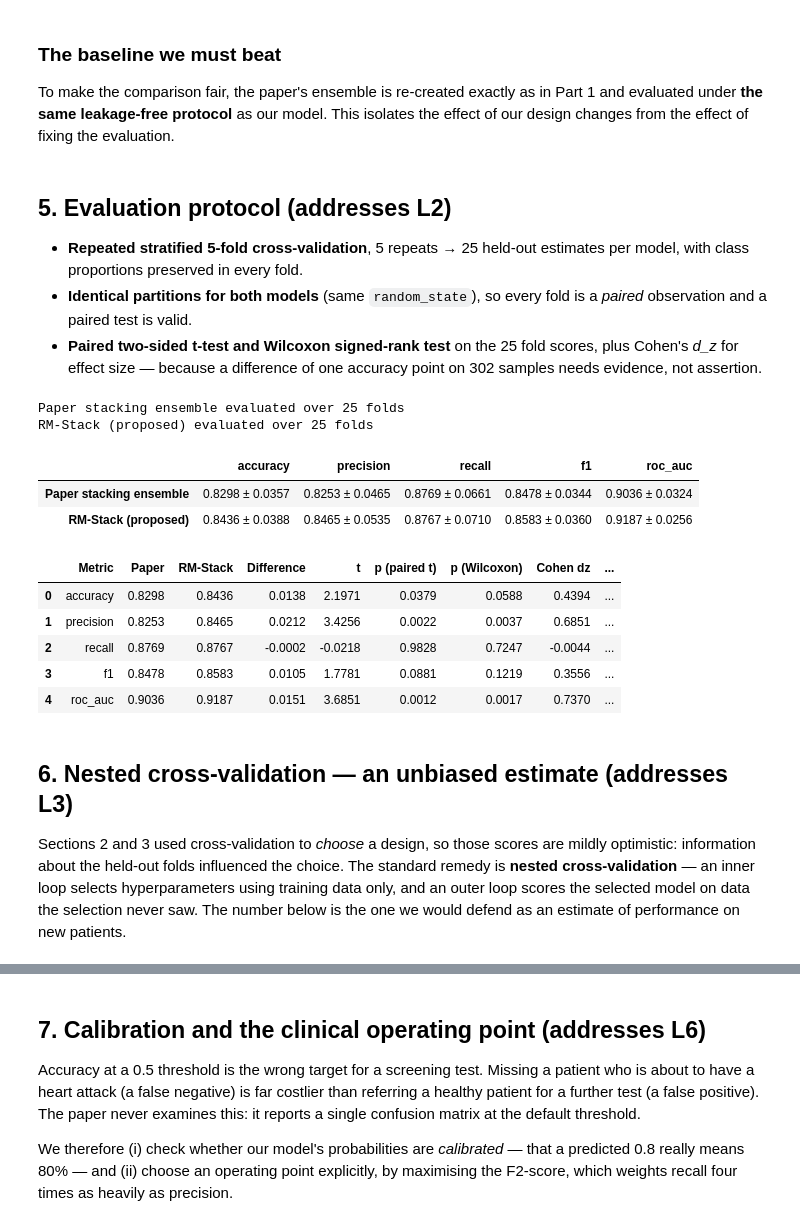
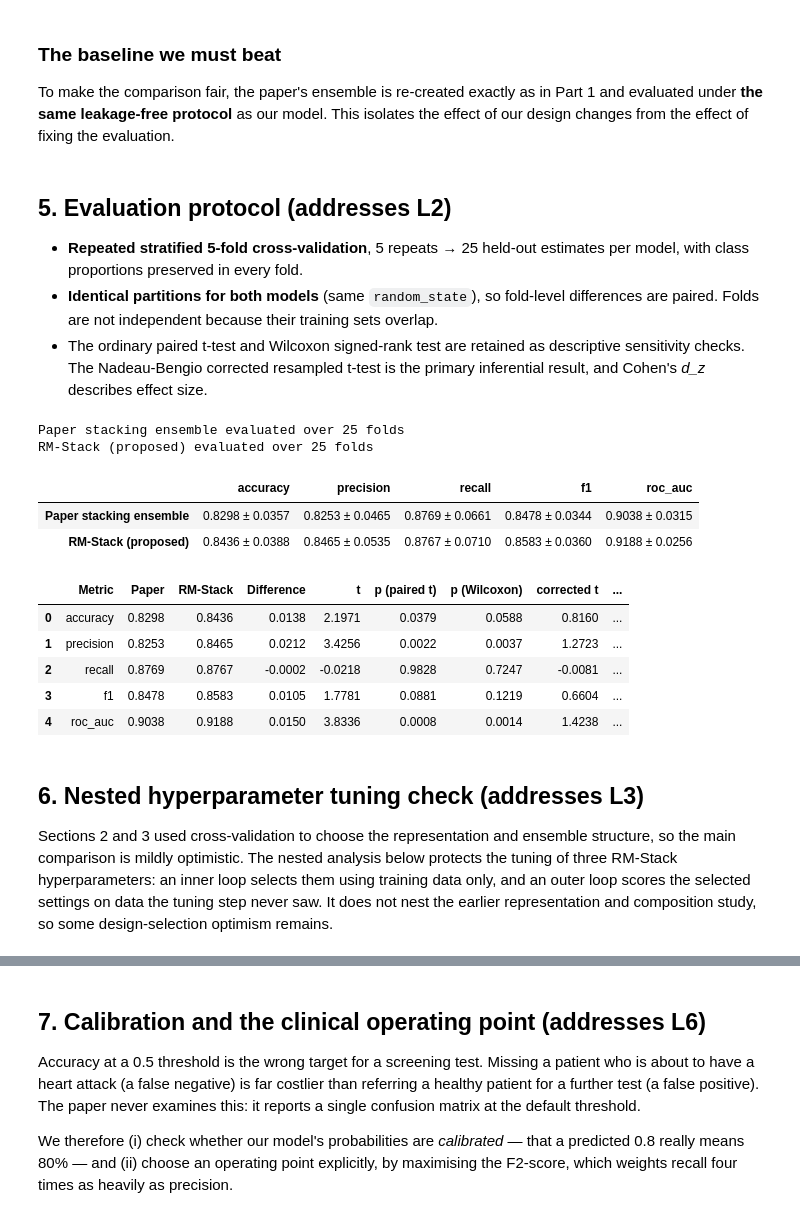
Before and after one commit to srabanroy/heart-attack-stacking-reproduction, a Jupyter notebook: notebooks/02_part2_proposed_solution.ipynb, the cells around one changed output, grey strips where cells are left out. Cells and saved outputs as stored; diff of their text form; code cells hidden in the pictures.

Commit message:
Correct evaluation claims and pin reproduction environment

```diff
--- a/notebooks/02_part2_proposed_solution.ipynb
+++ b/notebooks/02_part2_proposed_solution.ipynb
@@ -405,13 +409,16 @@ def build_paper_stack() -> StackingClassifier:
 
 * **Repeated stratified 5-fold cross-validation**, 5 repeats → 25 held-out estimates per
   model, with class proportions preserved in every fold.
-* **Identical partitions for both models** (same `random_state`), so every fold is a
-  *paired* observation and a paired test is valid.
-* **Paired two-sided t-test and Wilcoxon signed-rank test** on the 25 fold scores, plus
-  Cohen's *d_z* for effect size — because a difference of one accuracy point on 302 samples
-  needs evidence, not assertion.
+* **Identical partitions for both models** (same `random_state`), so fold-level differences
+  are paired. Folds are not independent because their training sets overlap.
+* The ordinary paired t-test and Wilcoxon signed-rank test are retained as descriptive
+  sensitivity checks. The Nadeau-Bengio corrected resampled t-test is the primary
+  inferential result, and Cohen's *d_z* describes effect size.
 # %%
-FINAL_CV = RepeatedStratifiedKFold(n_splits=5, n_repeats=5, random_state=SEED)
+FINAL_SPLITS = 5
+FINAL_REPEATS = 5
+FINAL_CV = RepeatedStratifiedKFold(n_splits=FINAL_SPLITS, n_repeats=FINAL_REPEATS,
+                                   random_state=SEED)
 SCORING  = ["accuracy", "precision", "recall", "f1", "roc_auc"]
 
 cv_results = {}
@@ -430,34 +437,42 @@ summary
 Paper stacking ensemble evaluated over 25 folds
 RM-Stack (proposed) evaluated over 25 folds
 |  | accuracy | precision | recall | f1 | roc_auc |
-| Paper stacking ensemble | 0.8298 ± 0.0357 | 0.8253 ± 0.0465 | 0.8769 ± 0.0661 | 0.8478 ± 0.0344 | 0.9036 ± 0.0324 |
-| RM-Stack (proposed) | 0.8436 ± 0.0388 | 0.8465 ± 0.0535 | 0.8767 ± 0.0710 | 0.8583 ± 0.0360 | 0.9187 ± 0.0256 |
+| Paper stacking ensemble | 0.8298 ± 0.0357 | 0.8253 ± 0.0465 | 0.8769 ± 0.0661 | 0.8478 ± 0.0344 | 0.9038 ± 0.0315 |
+| RM-Stack (proposed) | 0.8436 ± 0.0388 | 0.8465 ± 0.0535 | 0.8767 ± 0.0710 | 0.8583 ± 0.0360 | 0.9188 ± 0.0256 |
 # %%
-# --- Paired significance testing ---------------------------------------------------------
+# --- Paired and dependence-aware significance testing ------------------------------------
 sig_rows = []
 for metric in SCORING:
     a = cv_results["Paper stacking ensemble"]["test_" + metric]   # baseline
     b = cv_results["RM-Stack (proposed)"]["test_" + metric]       # proposed
     diff = b - a
     t_stat, p_t = stats.ttest_rel(b, a)
     w_stat, p_w = stats.wilcoxon(b, a)
     cohen_dz = diff.mean() / diff.std(ddof=1)
+
+    # Nadeau-Bengio corrected resampled t-test. Repeated k-fold scores are correlated because
+    # their training sets overlap. For 5-fold CV, n_test / n_train = 1/4.
+    correction = (1 / len(diff)) + (1 / (FINAL_SPLITS - 1))
+    corrected_se = np.sqrt(correction * diff.var(ddof=1))
+    corrected_t = diff.mean() / corrected_se
+    corrected_p = 2 * stats.t.sf(abs(corrected_t), df=len(diff) - 1)
     sig_rows.append({
         "Metric": metric, "Paper": a.mean(), "RM-Stack": b.mean(),
         "Difference": diff.mean(), "t": t_stat, "p (paired t)": p_t,
-        "p (Wilcoxon)": p_w, "Cohen dz": cohen_dz,
-        "Significant (a=0.05)": "yes" if p_t < 0.05 else "no",
+        "p (Wilcoxon)": p_w, "corrected t": corrected_t,
+        "p (corrected t)": corrected_p, "Cohen dz": cohen_dz,
+        "Significant (corrected a=0.05)": "yes" if corrected_p < 0.05 else "no",
     })
 sig = pd.DataFrame(sig_rows)
 sig.to_csv(RES / "table13_significance_tests.csv", index=False)
 sig.round(4)
 # %% [output]
-|  | Metric | Paper | RM-Stack | Difference | t | p (paired t) | p (Wilcoxon) | Cohen dz | ... |
-| 0 | accuracy | 0.8298 | 0.8436 | 0.0138 | 2.1971 | 0.0379 | 0.0588 | 0.4394 | ... |
-| 1 | precision | 0.8253 | 0.8465 | 0.0212 | 3.4256 | 0.0022 | 0.0037 | 0.6851 | ... |
-| 2 | recall | 0.8769 | 0.8767 | -0.0002 | -0.0218 | 0.9828 | 0.7247 | -0.0044 | ... |
-| 3 | f1 | 0.8478 | 0.8583 | 0.0105 | 1.7781 | 0.0881 | 0.1219 | 0.3556 | ... |
-| 4 | roc_auc | 0.9036 | 0.9187 | 0.0151 | 3.6851 | 0.0012 | 0.0017 | 0.7370 | ... |
+|  | Metric | Paper | RM-Stack | Difference | t | p (paired t) | p (Wilcoxon) | corrected t | ... |
+| 0 | accuracy | 0.8298 | 0.8436 | 0.0138 | 2.1971 | 0.0379 | 0.0588 | 0.8160 | ... |
+| 1 | precision | 0.8253 | 0.8465 | 0.0212 | 3.4256 | 0.0022 | 0.0037 | 1.2723 | ... |
+| 2 | recall | 0.8769 | 0.8767 | -0.0002 | -0.0218 | 0.9828 | 0.7247 | -0.0081 | ... |
+| 3 | f1 | 0.8478 | 0.8583 | 0.0105 | 1.7781 | 0.0881 | 0.1219 | 0.6604 | ... |
+| 4 | roc_auc | 0.9038 | 0.9188 | 0.0150 | 3.8336 | 0.0008 | 0.0014 | 1.4238 | ... |
 # %%
 # Figure 10 - per-fold distributions and paired differences.
 fig, axes = plt.subplots(1, 2, figsize=(14, 5))
@@ -493,13 +508,14 @@ axes[1].legend()
 plt.tight_layout(); plt.savefig(FIGS / "fig10_proposed_vs_baseline.png", dpi=200)
 plt.show()
 # %% [markdown]
-## 6. Nested cross-validation — an unbiased estimate (addresses L3)
+## 6. Nested hyperparameter tuning check (addresses L3)
 
-Sections 2 and 3 used cross-validation to *choose* a design, so those scores are mildly
-optimistic: information about the held-out folds influenced the choice. The standard remedy
-is **nested cross-validation** — an inner loop selects hyperparameters using training data
-only, and an outer loop scores the selected model on data the selection never saw. The
-number below is the one we would defend as an estimate of performance on new patients.
+Sections 2 and 3 used cross-validation to choose the representation and ensemble structure,
+so the main comparison is mildly optimistic. The nested analysis below protects the tuning
+of three RM-Stack hyperparameters: an inner loop selects them using training data only, and
+an outer loop scores the selected settings on data the tuning step never saw. It does not
+nest the earlier representation and composition study, so some design-selection optimism
+remains.
 # %%
 param_grid = {
     "lr_oh__clf__C":         [0.3, 1.0, 3.0],   # regularisation of the linear member
```
Also changed, not shown: parts of 19 cells of this notebook, 28 other files.
